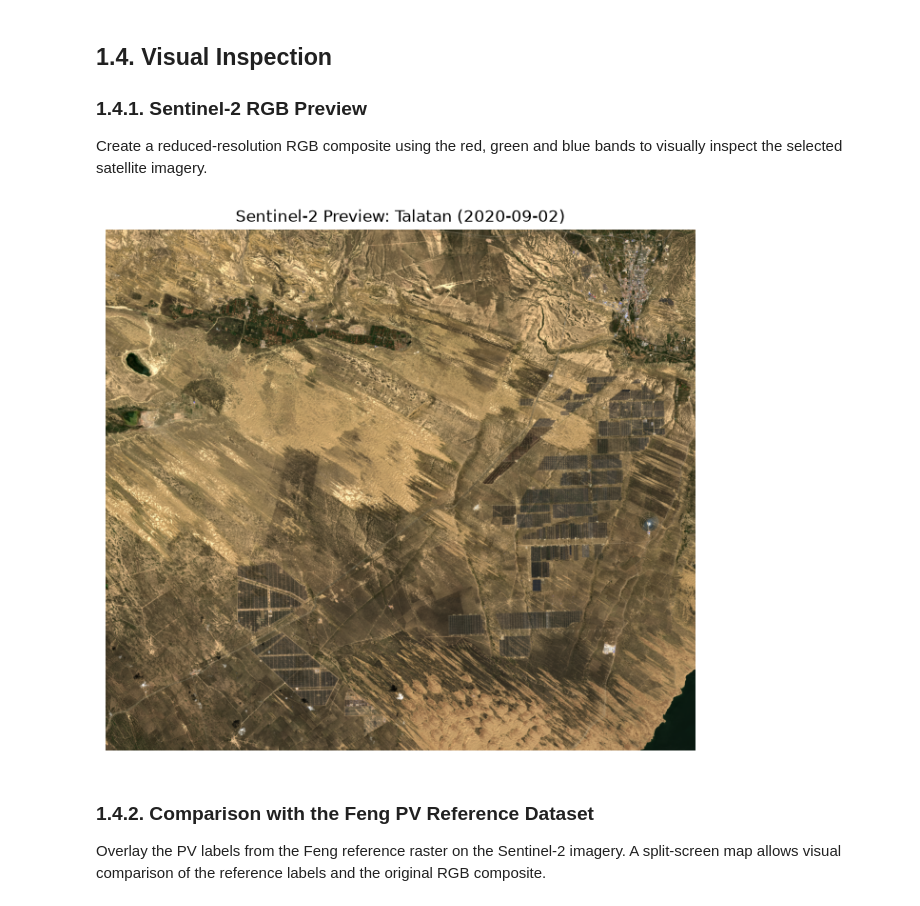
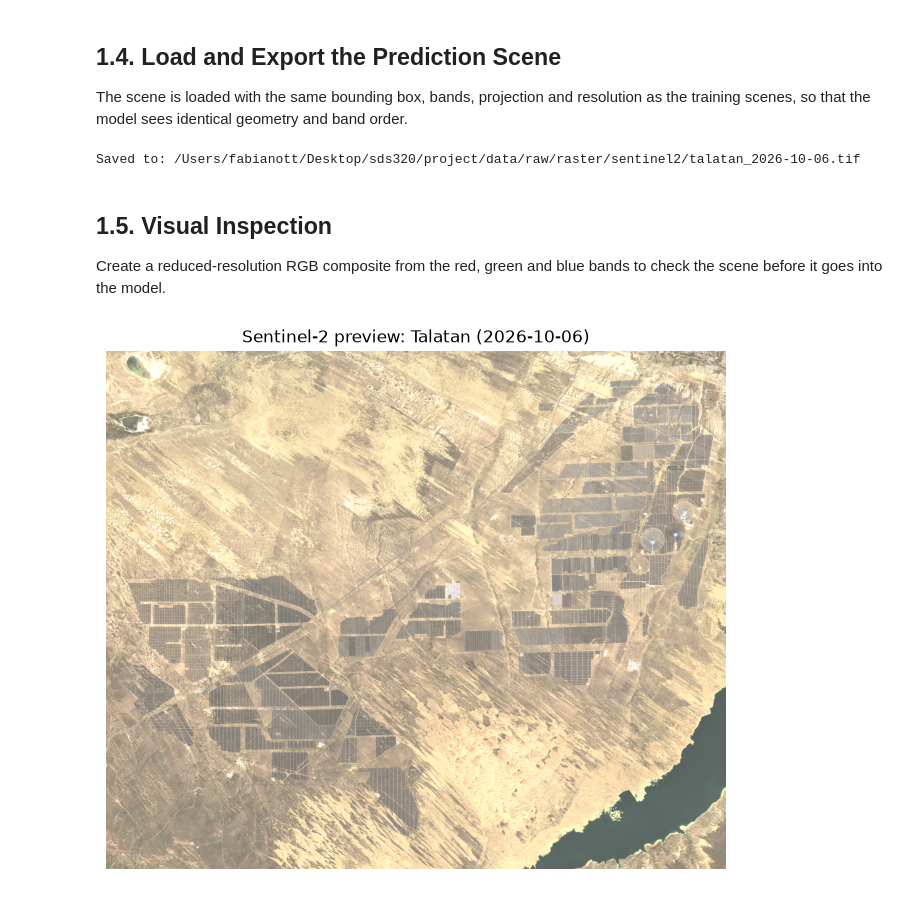
Before and after one commit to fabianott/SDS320-Talatan-Project, a Jupyter notebook: notebooks/01_data_search.ipynb, the cells around one changed output. Cells and saved outputs as stored; diff of their text form; code cells hidden in the pictures.

Commit message:
Add notebooks for data acquisition, tiling and model training

```diff
--- a/notebooks/01_data_search.ipynb
+++ b/notebooks/01_data_search.ipynb
@@ -110,0 +34,7 @@ Successfully saved to: /Users/fabianott/Desktop/sds320/project/data/raw/raster/s
+# %%
+SCENE_DIR = DATA_DIR / "raw" / "raster" / "sentinel2"
+VECTOR_DIR = DATA_DIR / "raw" / "vectors"
+SCENE_DIR.mkdir(parents=True, exist_ok=True)
+
+print(f"Study area: {TALATAN_BBOX}")
+print(f"Bands {BANDS} at {RESOLUTION} m in {CRS}")
@@ -110,0 +197,27 @@ Successfully saved to: /Users/fabianott/Desktop/sds320/project/data/raw/raster/s
+# %%
+# Preview of the proposed days at reduced resolution
+preview = odc.stac.load(
+    [pc.sign(item) for day in proposed_days for item in items_by_day[day]],
+    bands=["B04", "B03", "B02"],
+    bbox=TALATAN_BBOX,
+    crs=CRS,
+    resolution=SCL_RESOLUTION,
+    groupby="solar_day",
+)
+
+n_cols = 4
+n_rows = int(np.ceil(len(proposed_days) / n_cols))
+fig, axes = plt.subplots(n_rows, n_cols, figsize=(4.5 * n_cols, 3.6 * n_rows), squeeze=False)
+
+for ax in axes.flat:
+    ax.axis("off")
+
+for i, ax in zip(range(preview.sizes["time"]), axes.flat):
+    scene = preview.isel(time=i)
+    day = pd.Timestamp(scene.time.values).date()
+    rgb = np.dstack([scene[band].values for band in ["B04", "B03", "B02"]])
+    ax.imshow(np.clip(rgb / 10000 / 0.3, 0, 1))
+    ax.set_title(f"{day} | park {scene_table.loc[day, 'bad_park']:.1f}% | area {scene_table.loc[day, 'bad_area']:.1f}%")
+
+plt.tight_layout()
+plt.show()
@@ -110,0 +284,5 @@ Successfully saved to: /Users/fabianott/Desktop/sds320/project/data/raw/raster/s
+# %%
+DATE_RANGE = "2026-08-15", "2026-10-15"   # period searched for the prediction scene
+PREDICTION_DAY = "2026-10-06"             # scene finally used, see above
+
+OUTPUT_RASTER = SCENE_DIR / f"talatan_{PREDICTION_DAY}.tif"
@@ -111,24 +309,27 @@ Successfully saved to: /Users/fabianott/Desktop/sds320/project/data/raw/raster/s
+# %% [markdown]
+## 1.4. Load and Export the Prediction Scene
+
+The scene is loaded with the same bounding box, bands, projection and resolution as the training scenes, so that the model sees identical geometry and band order.
+# %%
+download_scene(prediction["items"], TALATAN_BBOX, OUTPUT_RASTER)
+print(f"Saved to: {OUTPUT_RASTER.resolve()}")
+# %% [output]
+Saved to: /Users/fabianott/Desktop/sds320/project/data/raw/raster/sentinel2/talatan_2026-10-06.tif
 # %% [markdown]
-## 1.4. Visual Inspection
+## 1.5. Visual Inspection
 
-### 1.4.1. Sentinel-2 RGB Preview
-
-Create a reduced-resolution RGB composite using the red, green and blue bands to visually inspect the selected satellite imagery.
+Create a reduced-resolution RGB composite from the red, green and blue bands to check the scene before it goes into the model.
 # %%
 with rasterio.open(OUTPUT_RASTER) as src:
     rgb = src.read([3, 2, 1])
 
 # Prepares the RGB image for visualization by rearranging the color bands, scaling the pixel values, and clipping them to the range 0–1.
 rgb_preview = np.clip(np.moveaxis(rgb, 0, -1) / 10000 / 0.3, 0, 1)
 
 plt.figure(figsize=(8, 8))
 plt.imshow(rgb_preview)
-plt.title(f"Sentinel-2 Preview: Talatan ({best_day})")
+plt.title(f"Sentinel-2 preview: Talatan ({PREDICTION_DAY})")
 plt.axis("off")
 plt.show()
 # %% [output]
-[figure, old version]
+[figure, new version]
-# %% [markdown]
-### 1.4.2. Comparison with the Feng PV Reference Dataset
-
-Overlay the PV labels from the Feng reference raster on the Sentinel-2 imagery. A split-screen map allows visual comparison of the reference labels and the original RGB composite.
```
Also changed, not shown: parts of 24 cells of this notebook, 2 other files.
